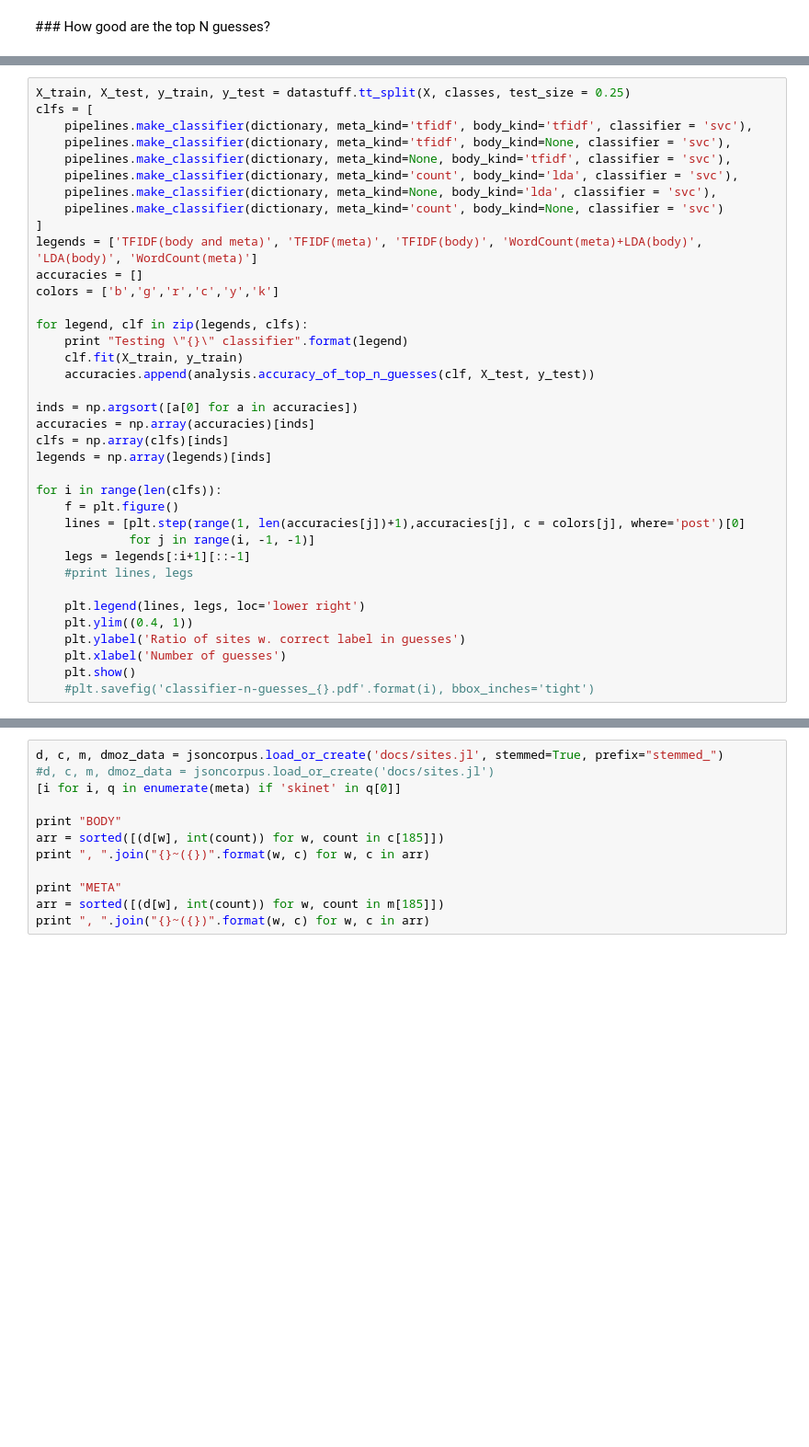
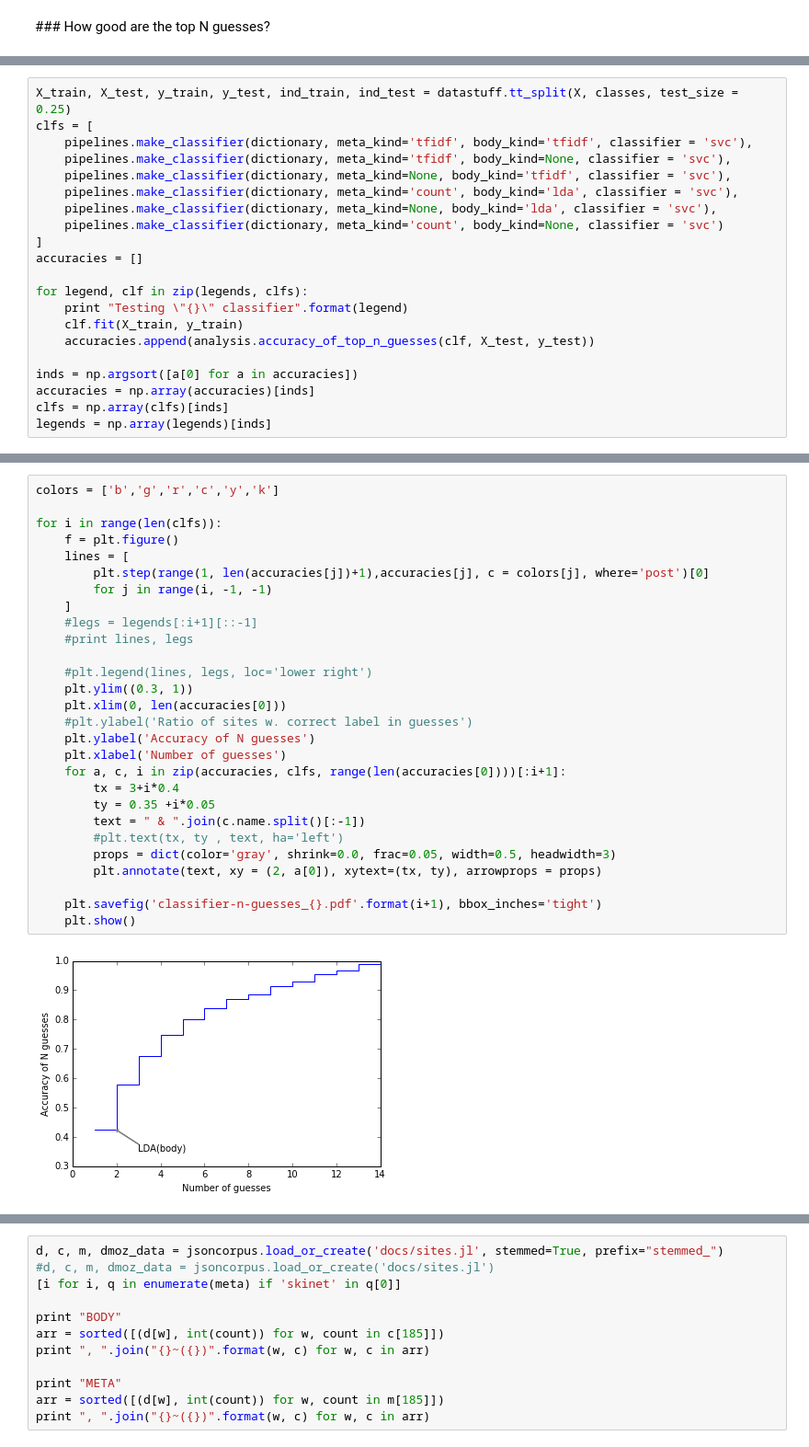
Before and after one commit to comp6028team17/gensim_testing, a Jupyter notebook: pipeline_union.ipynb, the cells around one changed output, grey strips where cells are left out. Shown: that part at 92% size. Drawn from its saved outputs; the diff is of its cells as text; blank space fills up the shorter version.

```diff
--- a/pipeline_union.ipynb
+++ b/pipeline_union.ipynb
@@ -140,5 +191,5 @@ plt.show()
 # %%
-X_train, X_test, y_train, y_test = datastuff.tt_split(X, classes, test_size = 0.25)
+X_train, X_test, y_train, y_test, ind_train, ind_test = datastuff.tt_split(X, classes, test_size = 0.25)
 clfs = [
     pipelines.make_classifier(dictionary, meta_kind='tfidf', body_kind='tfidf', classifier = 'svc'),
     pipelines.make_classifier(dictionary, meta_kind='tfidf', body_kind=None, classifier = 'svc'),
@@ -147,9 +198,7 @@ clfs = [
     pipelines.make_classifier(dictionary, meta_kind=None, body_kind='lda', classifier = 'svc'),
     pipelines.make_classifier(dictionary, meta_kind='count', body_kind=None, classifier = 'svc')
 ]
-legends = ['TFIDF(body and meta)', 'TFIDF(meta)', 'TFIDF(body)', 'WordCount(meta)+LDA(body)', 'LDA(body)', 'WordCount(meta)']
 accuracies = []
-colors = ['b','g','r','c','y','k']
 
 for legend, clf in zip(legends, clfs):
     print "Testing \"{}\" classifier".format(legend)
@@ -160,18 +209,4 @@ inds = np.argsort([a[0] for a in accuracies])
 accuracies = np.array(accuracies)[inds]
 clfs = np.array(clfs)[inds]
 legends = np.array(legends)[inds]
-
-for i in range(len(clfs)):
-    f = plt.figure()
-    lines = [plt.step(range(1, len(accuracies[j])+1),accuracies[j], c = colors[j], where='post')[0]
-             for j in range(i, -1, -1)]
-    legs = legends[:i+1][::-1]
-    #print lines, legs
-
-    plt.legend(lines, legs, loc='lower right')
-    plt.ylim((0.4, 1))
-    plt.ylabel('Ratio of sites w. correct label in guesses')
-    plt.xlabel('Number of guesses')
-    plt.show()
-    #plt.savefig('classifier-n-guesses_{}.pdf'.format(i), bbox_inches='tight')
 # %% [output]
@@ -189,0 +214,30 @@ Testing "WordCount(meta)" classifier
+# %%
+colors = ['b','g','r','c','y','k']
+
+for i in range(len(clfs)):
+    f = plt.figure()
+    lines = [
+        plt.step(range(1, len(accuracies[j])+1),accuracies[j], c = colors[j], where='post')[0]
+        for j in range(i, -1, -1)
+    ]
+    #legs = legends[:i+1][::-1]
+    #print lines, legs
+
+    #plt.legend(lines, legs, loc='lower right')
+    plt.ylim((0.3, 1))
+    plt.xlim(0, len(accuracies[0]))
+    #plt.ylabel('Ratio of sites w. correct label in guesses')
+    plt.ylabel('Accuracy of N guesses')
+    plt.xlabel('Number of guesses')
+    for a, c, i in zip(accuracies, clfs, range(len(accuracies[0])))[:i+1]:
+        tx = 3+i*0.4
+        ty = 0.35 +i*0.05
+        text = " & ".join(c.name.split()[:-1])
+        #plt.text(tx, ty , text, ha='left')
+        props = dict(color='gray', shrink=0.0, frac=0.05, width=0.5, headwidth=3)
+        plt.annotate(text, xy = (2, a[0]), xytext=(tx, ty), arrowprops = props)
+
+    plt.savefig('classifier-n-guesses_{}.pdf'.format(i+1), bbox_inches='tight')
+    plt.show()
+# %% [output]
+[figure, added]
```
Also changed, not shown: parts of 9 cells of this notebook, 5 other files.
